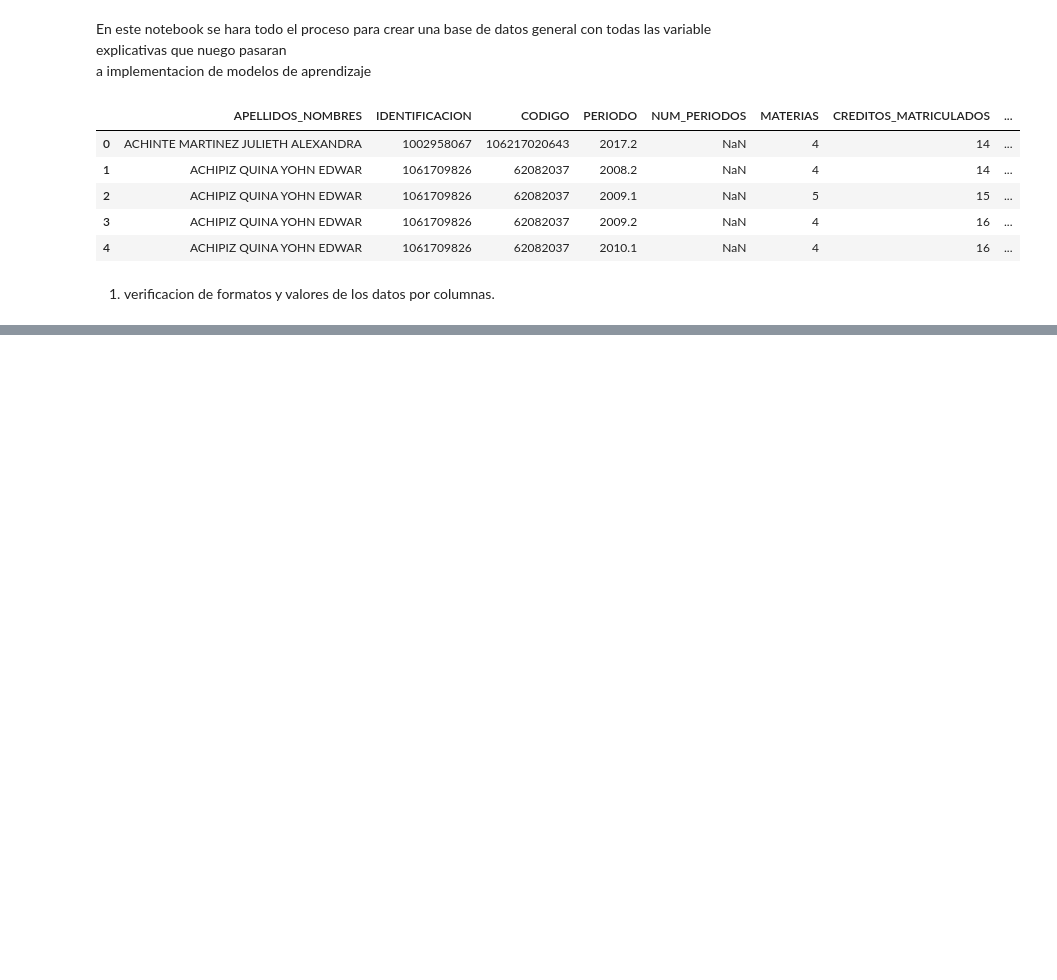
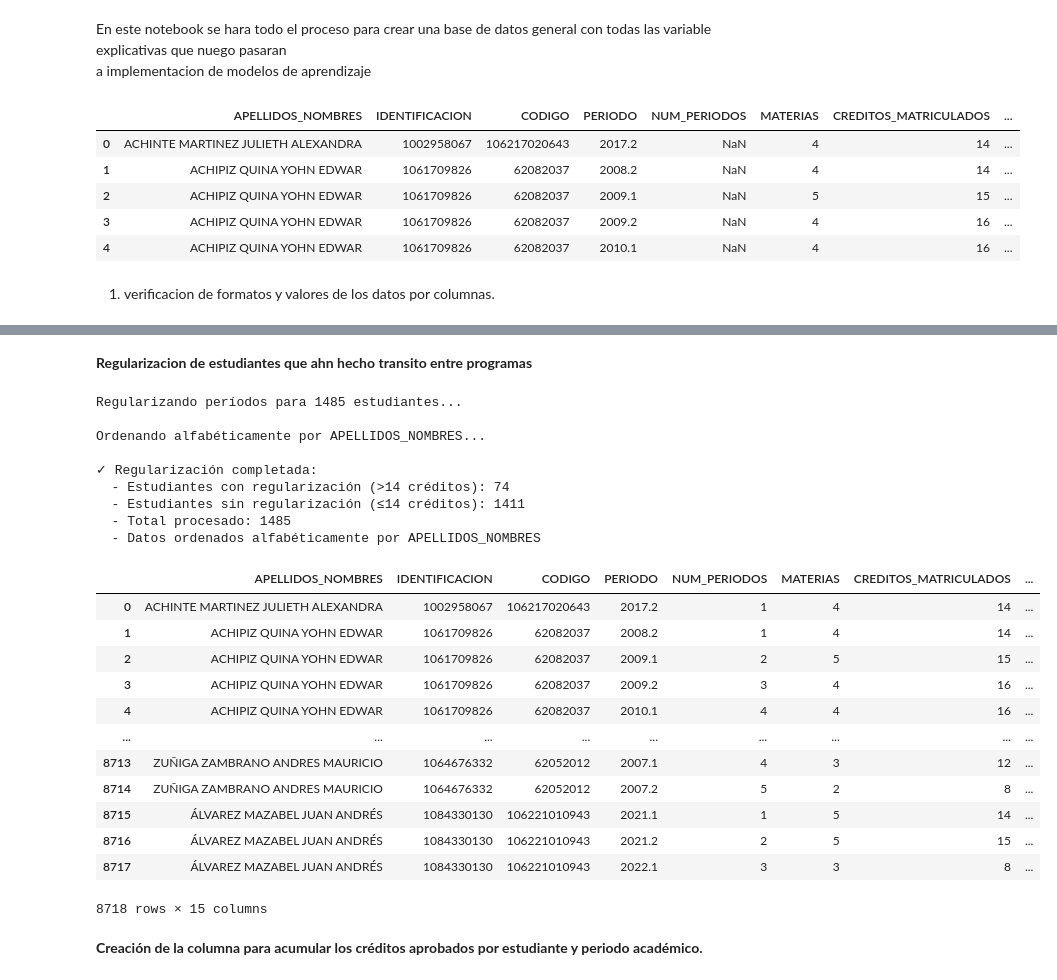
Before and after one commit to amuoz23/Desersion_Lic_Matematicas, a Jupyter notebook: notebooks/Create_main_DB.ipynb, the cells around one changed output, grey strips where cells are left out. Drawn from its saved outputs; the diff is of its cells as text; code cells hidden in the pictures; blank space fills up the shorter version.

```diff
--- a/notebooks/Create_main_DB.ipynb
+++ b/notebooks/Create_main_DB.ipynb
@@ -117,0 +150,2 @@ import seaborn as sns
+# %% [markdown]
+**Regularizacion de estudiantes que ahn hecho transito entre programas**
@@ -117,0 +325,32 @@ import seaborn as sns
+# %%
+df  = pd.read_csv('/home/alexander/Escritorio/desercion-universitaria/data/raw/Datos_limpios_estudiantes.csv')
+# %%
+regularizar_num_periodos(df, col_codigo='CODIGO', col_creditos='CREDITOS_MATRICULADOS',
+                              col_num_periodos='NUM_PERIODOS', col_nombres='APELLIDOS_NOMBRES',
+                              umbral=14, divisor=16.6, guardar=False,
+                              ruta_salida='/home/alexander/Escritorio/desercion-universitaria/data/processed/estudiantes_periodos_regularizados.csv')
+# %% [output]
+Regularizando períodos para 1485 estudiantes...
+
+Ordenando alfabéticamente por APELLIDOS_NOMBRES...
+
+✓ Regularización completada:
+  - Estudiantes con regularización (>14 créditos): 74
+  - Estudiantes sin regularización (≤14 créditos): 1411
+  - Total procesado: 1485
+  - Datos ordenados alfabéticamente por APELLIDOS_NOMBRES
+|  | APELLIDOS_NOMBRES | IDENTIFICACION | CODIGO | PERIODO | NUM_PERIODOS | MATERIAS | CREDITOS_MATRICULADOS | ... |
+| 0 | ACHINTE MARTINEZ JULIETH ALEXANDRA | 1002958067 | 106217020643 | 2017.2 | 1 | 4 | 14 | ... |
+| 1 | ACHIPIZ QUINA YOHN EDWAR | 1061709826 | 62082037 | 2008.2 | 1 | 4 | 14 | ... |
+| 2 | ACHIPIZ QUINA YOHN EDWAR | 1061709826 | 62082037 | 2009.1 | 2 | 5 | 15 | ... |
+| 3 | ACHIPIZ QUINA YOHN EDWAR | 1061709826 | 62082037 | 2009.2 | 3 | 4 | 16 | ... |
+| 4 | ACHIPIZ QUINA YOHN EDWAR | 1061709826 | 62082037 | 2010.1 | 4 | 4 | 16 | ... |
+| ... | ... | ... | ... | ... | ... | ... | ... | ... |
+| 8713 | ZUÑIGA ZAMBRANO ANDRES MAURICIO | 1064676332 | 62052012 | 2007.1 | 4 | 3 | 12 | ... |
+| 8714 | ZUÑIGA ZAMBRANO ANDRES MAURICIO | 1064676332 | 62052012 | 2007.2 | 5 | 2 | 8 | ... |
+| 8715 | ÁLVAREZ MAZABEL JUAN ANDRÉS | 1084330130 | 106221010943 | 2021.1 | 1 | 5 | 14 | ... |
+| 8716 | ÁLVAREZ MAZABEL JUAN ANDRÉS | 1084330130 | 106221010943 | 2021.2 | 2 | 5 | 15 | ... |
+| 8717 | ÁLVAREZ MAZABEL JUAN ANDRÉS | 1084330130 | 106221010943 | 2022.1 | 3 | 3 | 8 | ... |
+8718 rows × 15 columns
+# %% [markdown]
+**Creación de la columna para acumular los créditos aprobados por estudiante y periodo académico.**
```
Also changed, not shown: parts of 17 cells of this notebook, 5 other files.
